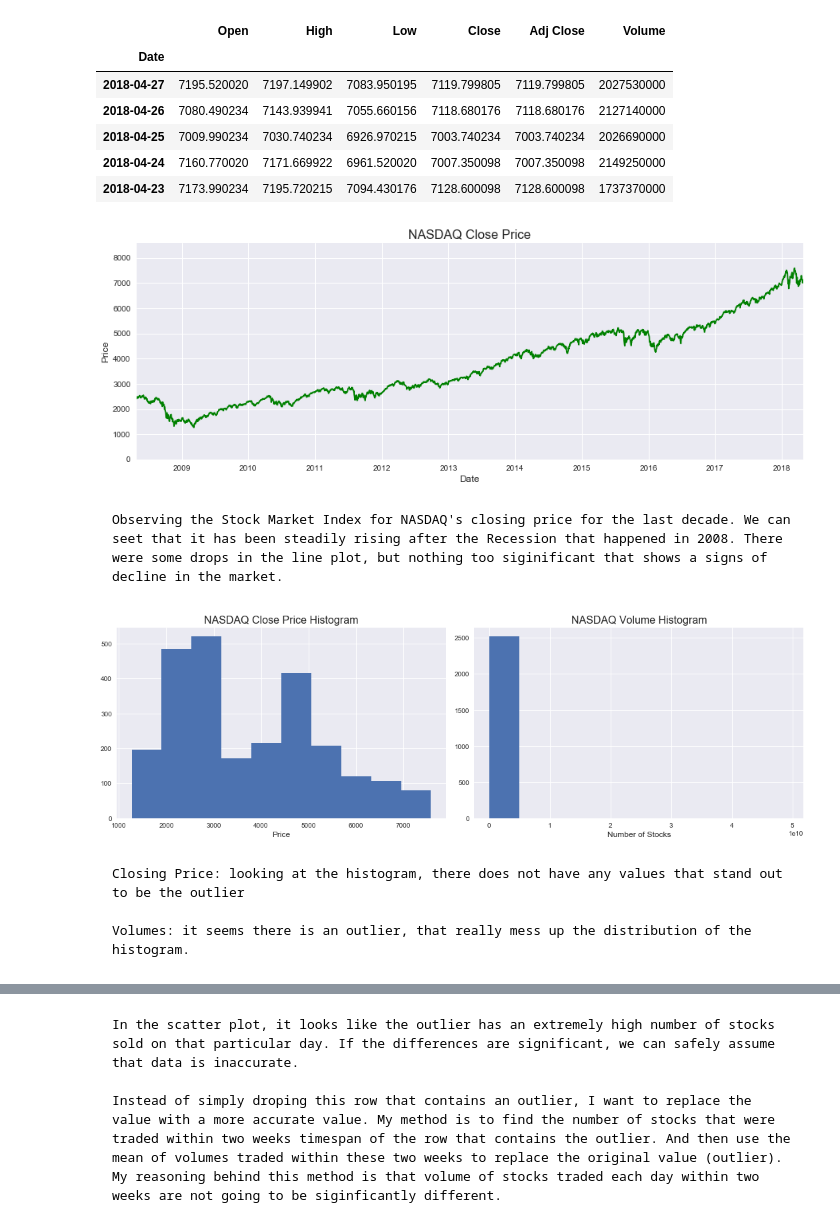
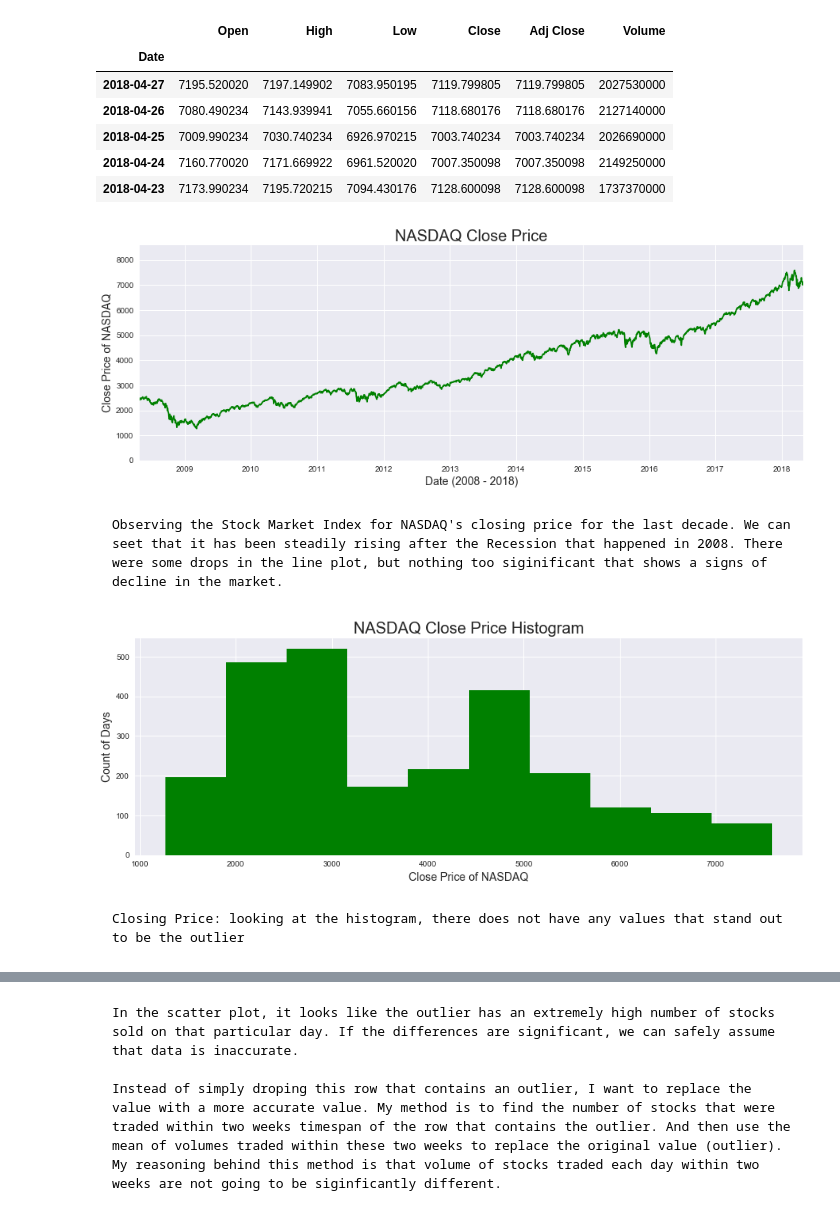
Before and after one commit to Mike1014/Black-Scholes-Model-on-Stock-Market-using-Time-Series, a Jupyter notebook: Final Capstone.ipynb, the cells around one changed output, grey strips where cells are left out. Cells and saved outputs as stored; diff of their text form; code cells hidden in the pictures.

```diff
--- a/Final Capstone.ipynb
+++ b/Final Capstone.ipynb
@@ -79,41 +79,30 @@ plt.figure(figsize = (15, 5))
 plt.plot(nas_df.index, nas_df.Close, color = 'green')
 plt.ylim([0, max(nas.Close)+1000])
 plt.xlim([nas_df.index[-1], nas_df.index[0]])
-plt.title('NASDAQ Close Price', fontsize = 16)
-plt.xlabel('Date', fontsize = 12)
-plt.ylabel('Price', fontsize = 12)
+plt.title('NASDAQ Close Price', fontsize = 20)
+plt.xlabel('Date (2008 - 2018)', fontsize = 14)
+plt.ylabel('Close Price of NASDAQ', fontsize = 14)
 
 plt.savefig('market_trend')
 plt.show()
 # %% [output]
-[figure, old version]
+[figure, new version]
 # %% [markdown]
     Observing the Stock Market Index for NASDAQ's closing price for the last decade. We can seet that it has been steadily rising after the Recession that happened in 2008. There were some drops in the line plot, but nothing too siginificant that shows a signs of decline in the market.
 # %%
 # plot histograms to learn about distribution and identify outliers
 # set the size of graph
 plt.figure(figsize = (15, 5))
 
 # plot a histogram to see the distribution of the Closing Prices
-plt.subplot(1,2,1)
-nas_df['Close'].hist()
-plt.title('NASDAQ Close Price Histogram', fontsize = 16)
-plt.xlabel('Price', fontsize = 12)
-
-# plot a histogram to see the distribution of the Volume of stocks
-plt.subplot(1,2,2)
-nas_df['Volume'].hist()
-plt.title('NASDAQ Volume Histogram', fontsize = 16)
-plt.xlabel('Number of Stocks', fontsize = 12)
-
-plt.tight_layout()
-plt.savefig('data_preprocess_1')
+nas_df['Close'].hist(color = 'green')
+plt.title('NASDAQ Close Price Histogram', fontsize = 20)
+plt.xlabel('Close Price of NASDAQ', fontsize = 14)
+plt.ylabel('Count of Days', fontsize = 14)
 plt.show()
 # %% [output]
-[figure, old version]
+[figure, new version]
 # %% [markdown]
     Closing Price: looking at the histogram, there does not have any values that stand out to be the outlier
-
-    Volumes: it seems there is an outlier, that really mess up the distribution of the histogram.
 # %%
 # set the size of graph
```
Also changed, not shown: parts of 60 cells of this notebook.
